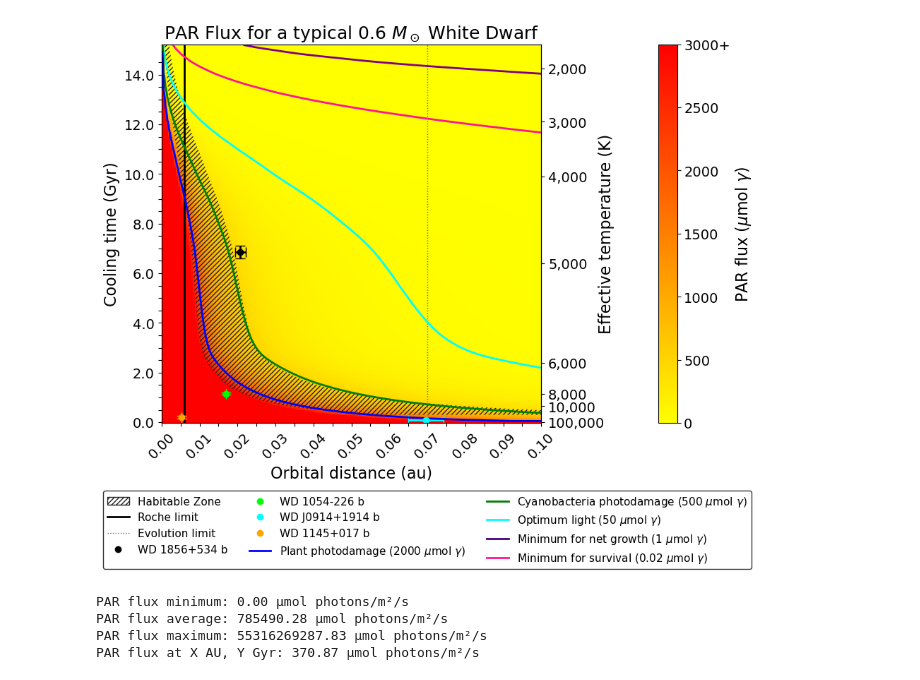
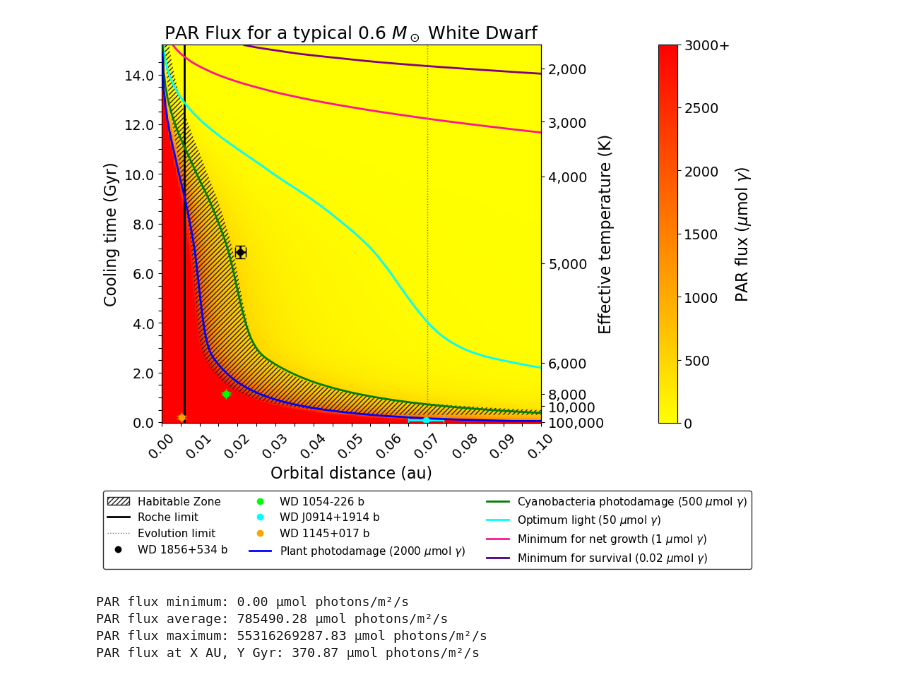
Before and after one commit to schitnavis123/White_Dwarf_Photosynthesis, a Jupyter notebook: Chitnavis_White_Dwarf_Photosynthesis/Code.ipynb, the cells around one changed output. Drawn from its saved outputs; the diff is of its cells as text; code cells hidden in the pictures.

```diff
--- a/Chitnavis_White_Dwarf_Photosynthesis/Code.ipynb
+++ b/Chitnavis_White_Dwarf_Photosynthesis/Code.ipynb
@@ -1,5 +1,5 @@
 # %%
-## Using simple model of PSII and WD flux to calculate PAR flux and various photosynthetic measures
+## Using simple model of a photosystem and WD flux to calculate PAR flux and various photosynthetic measures
 
 # 1.1 PAR flux
 
@@ -470,36 +470,36 @@ from matplotlib.lines import Line2D
 from matplotlib.patches import Patch
 
 legend_handles = [
     Patch(facecolor='none', edgecolor='#222222', hatch='/////', label='Habitable Zone'),
     Line2D([0], [0], color='black', lw=2, label='Roche limit'),
     Line2D([0], [0], color='dimgrey', lw=1, linestyle=':', label='Evolution limit'),
 
     Line2D([0], [0], marker='o', color='black', lw=0, label='WD 1856+534 b'),
     Line2D([0], [0], marker='o', color='lime', lw=0, label='WD 1054-226 b'),
     Line2D([0], [0], marker='o', color='cyan', lw=0, label='WD J0914+1914 b'),
     Line2D([0], [0], marker='o', color='orange', lw=0, label='WD 1145+017 b'),
 
     Line2D([0], [0], color='blue', lw=2, label='Plant photodamage (2000 $\mu$mol $\gamma$)'),
     Line2D([0], [0], color='green', lw=2, label='Cyanobacteria photodamage (500 $\mu$mol $\gamma$)'),
     Line2D([0], [0], color='cyan', lw=2, label='Optimum light (50 $\mu$mol $\gamma$)'),
-    Line2D([0], [0], color='indigo', lw=2, label='Minimum for net growth (1 $\mu$mol $\gamma$)'),
-    Line2D([0], [0], color='deeppink', lw=2, label='Minimum for survival (0.02 $\mu$mol $\gamma$)'),
+    Line2D([0], [0], color='deeppink', lw=2, label='Minimum for net growth (1 $\mu$mol $\gamma$)'),
+    Line2D([0], [0], color='indigo', lw=2, label='Minimum for survival (0.02 $\mu$mol $\gamma$)'),
 ]
 
 ax.legend(
     handles=legend_handles,
     loc='lower center',
     bbox_to_anchor=(0.70, -0.40),
     fontsize=11,
     facecolor='white',
     edgecolor='black',
     ncol=3
 )
 
 plt.tight_layout()
 plt.show()
 # %% [output]
-[figure, old version]
+[figure, new version]
 # %%
 # 1.2 PAR SELECTION
 
```
Also changed, not shown: parts of 6 cells of this notebook.
